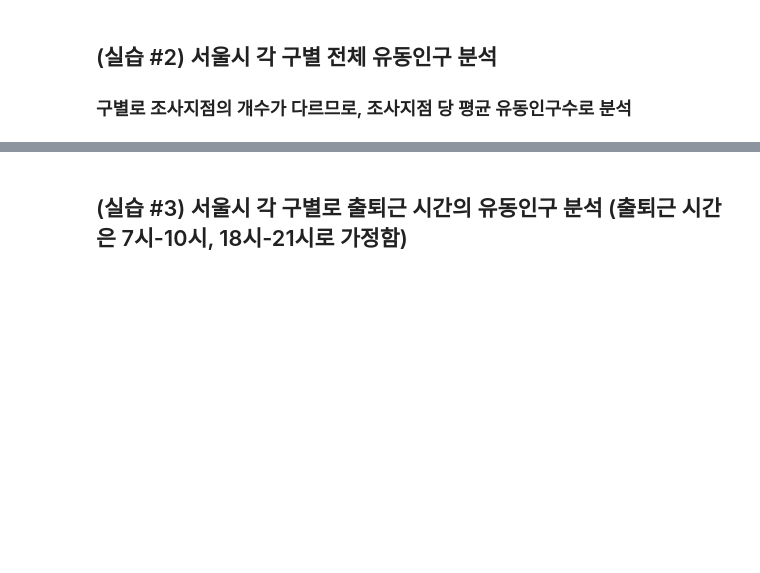
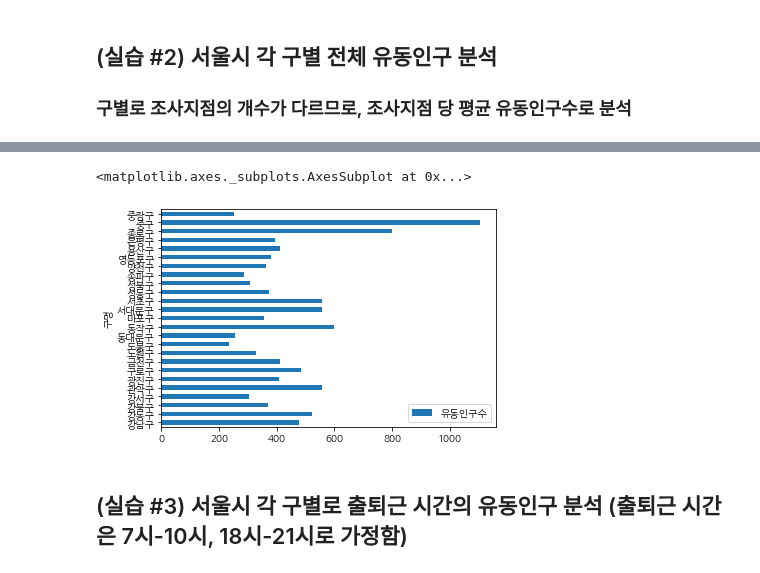
Before and after one commit to seareale/2020-dataCampus-yonsei, a Jupyter notebook: Pandas/실습 5. openAPI사용, 지도시각화 및 서울시 유동인구 데이터 분석 및 시각화.ipynb, the cells around one changed output, grey strips where cells are left out. Drawn from its saved outputs; the diff is of its cells as text; code cells hidden in the pictures; blank space fills up the shorter version.

```diff
--- a/Pandas/실습 5. openAPI사용, 지도시각화 및 서울시 유동인구 데이터 분석 및 시각화.ipynb
+++ b/Pandas/실습 5. openAPI사용, 지도시각화 및 서울시 유동인구 데이터 분석 및 시각화.ipynb
@@ -196,2 +437,9 @@ map1
 # %% [markdown]
 ### 3.2.3 데이터 합치기 - 분석에 필요한 컬럼들만 선택 (어떤 분석을 할지에 따라 변경 가능함)
+# %%
+최종데이터 = \
+pd.merge(정제된유동인구, 정제된조사지점[['조사지점코드', '조사지점명', '구코드', '동코드', 'X좌표', 'Y좌표']])
+# %%
+최종데이터 = pd.merge(최종데이터, 구코드[['구코드', '구명']])
+# %%
+최종데이터 = pd.merge(최종데이터, 동코드[['동코드', '동명']])
@@ -203,2 +516,13 @@ map1
+# %%
+구별통계 = 최종데이터.pivot_table(index = '구명', values = '유동인구수', aggfunc = 'mean')
+# %%
+import matplotlib.pyplot as plt
+
+plt.rc('font', family='NanumGothic')
+
+구별통계.plot(kind = 'barh')
+# %% [output]
+<matplotlib.axes._subplots.AxesSubplot at 0x...>
+[figure, added]
 # %% [markdown]
 ## (실습 #3) 서울시 각 구별로 출퇴근 시간의 유동인구 분석 (출퇴근 시간은 7시-10시, 18시-21시로 가정함)
```
Also changed, not shown: parts of 60 cells of this notebook, 25 other files.
